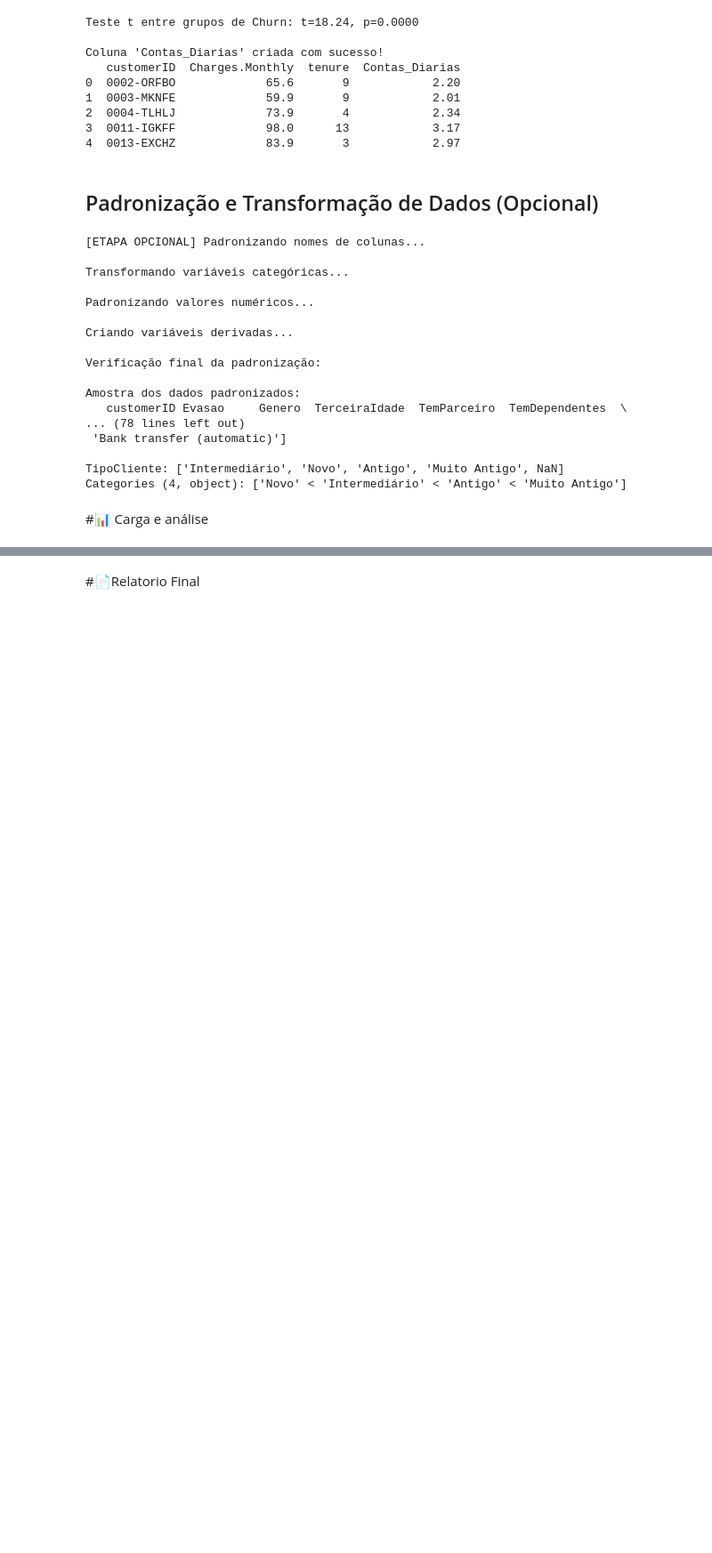
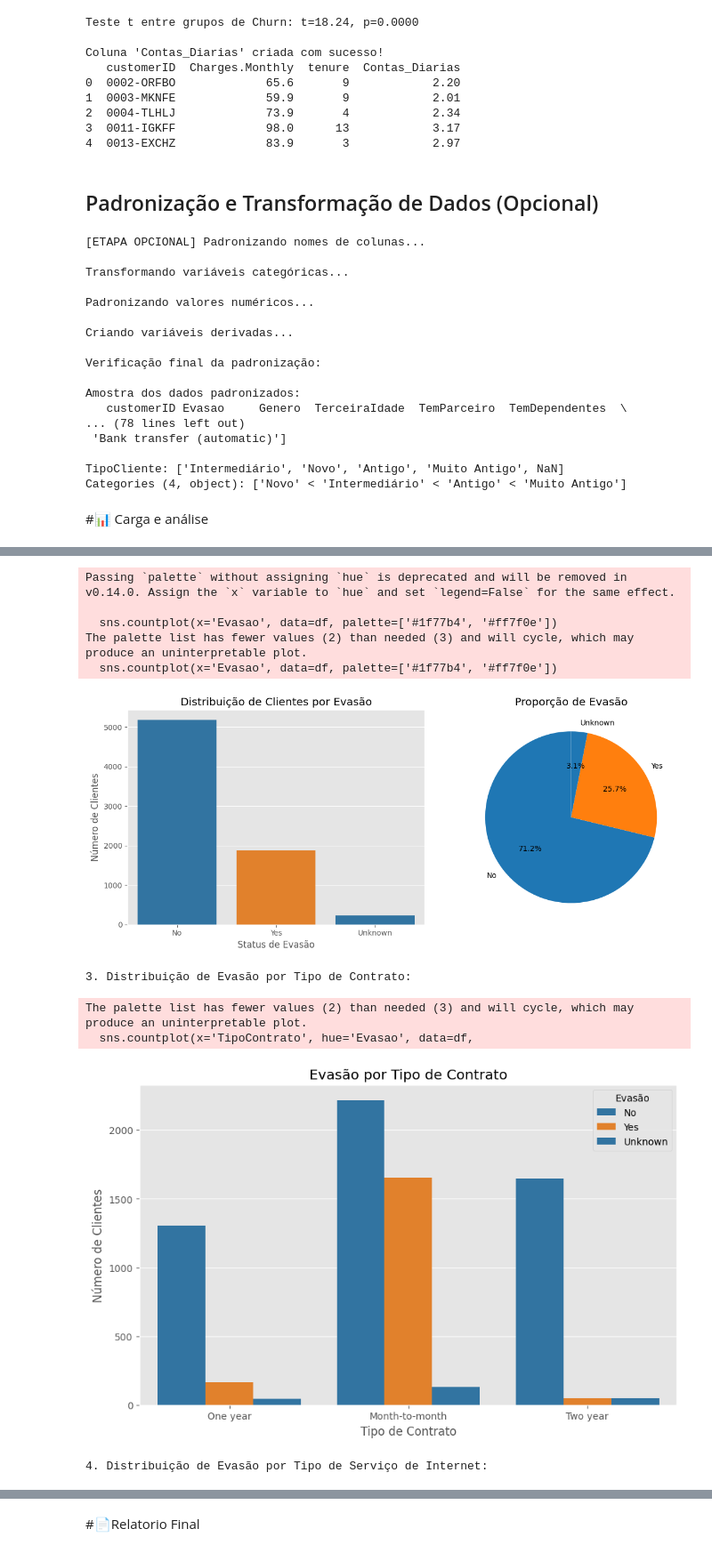
Before and after one commit to anandamatos/telecom-x, a Jupyter notebook: notebooks/telecom-x_br.ipynb, the cells around one changed output, grey strips where cells are left out. Shown at 89% size. Cells and saved outputs as stored; diff of their text form; code cells hidden in the pictures; blank space fills up the shorter version.

```diff
--- a/notebooks/telecom-x_br.ipynb
+++ b/notebooks/telecom-x_br.ipynb
@@ -460,0 +650,69 @@ Categories (4, object): ['Novo' < 'Intermediário' < 'Antigo' < 'Muito Antigo']
+# %%
+print("\n[ANÁLISE DA DISTRIBUIÇÃO DA EVASÃO]")
+print("="*50)
+
+## 1. Análise da Proporção de Evasão
+print("\n1. Proporção de Clientes por Status de Evasão:")
+
+# Contagem absoluta e percentual
+distribuicao = df['Evasao'].value_counts()
+percentual = df['Evasao'].value_counts(normalize=True) * 100
+
+# Criar DataFrame com os resultados
+tabela_distribuicao = pd.DataFrame({
+    'Clientes': distribuicao,
+    'Percentual (%)': percentual.round(2)
+})
+
+print(tabela_distribuicao)
+
+## 2. Visualização Gráfica
+print("\n2. Visualização da Distribuição:")
+
+plt.figure(figsize=(12, 5))
+
+# Gráfico 1: Barras (contagem absoluta)
+plt.subplot(1, 2, 1)
+sns.countplot(x='Evasao', data=df, palette=['#1f77b4', '#ff7f0e'])
+plt.title('Distribuição de Clientes por Evasão')
+plt.xlabel('Status de Evasão')
+plt.ylabel('Número de Clientes')
+
+# Gráfico 2: Pizza (proporção)
+plt.subplot(1, 2, 2)
+df['Evasao'].value_counts().plot.pie(autopct='%1.1f%%',
+                                   colors=['#1f77b4', '#ff7f0e'],
+                                   startangle=90)
+plt.title('Proporção de Evasão')
+plt.ylabel('')
+
+plt.tight_layout()
+plt.show()
+
+## 3. Análise Complementar por Grupos
+if 'TipoContrato' in df.columns:
+    print("\n3. Distribuição de Evasão por Tipo de Contrato:")
+
+    plt.figure(figsize=(10, 6))
+    sns.countplot(x='TipoContrato', hue='Evasao', data=df,
+                 palette=['#1f77b4', '#ff7f0e'])
+    plt.title('Evasão por Tipo de Contrato')
+    plt.xlabel('Tipo de Contrato')
+    plt.ylabel('Número de Clientes')
+    plt.legend(title='Evasão')
+    plt.show()
+
+if 'ServicoInternet' in df.columns:
+    print("\n4. Distribuição de Evasão por Tipo de Serviço de Internet:")
+
+    plt.figure(figsize=(10, 6))
+    sns.countplot(x='ServicoInternet', hue='Evasao', data=df,
+                 palette=['#1f77b4', '#ff7f0e'])
+    plt.title('Evasão por Tipo de Serviço de Internet')
+    plt.xlabel('Serviço de Internet')
+    plt.ylabel('Número de Clientes')
+    plt.legend(title='Evasão')
+    plt.show()
+
+print("\nAnálise da distribuição de evasão concluída!")
+# %% [output]
@@ -460,0 +730,11 @@ Categories (4, object): ['Novo' < 'Intermediário' < 'Antigo' < 'Muito Antigo']
+Passing `palette` without assigning `hue` is deprecated and will be removed in v0.14.0. Assign the `x` variable to `hue` and set `legend=False` for the same effect.
+
+  sns.countplot(x='Evasao', data=df, palette=['#1f77b4', '#ff7f0e'])
+The palette list has fewer values (2) than needed (3) and will cycle, which may produce an uninterpretable plot.
+  sns.countplot(x='Evasao', data=df, palette=['#1f77b4', '#ff7f0e'])
+[figure, added]
+3. Distribuição de Evasão por Tipo de Contrato:
+The palette list has fewer values (2) than needed (3) and will cycle, which may produce an uninterpretable plot.
+  sns.countplot(x='TipoContrato', hue='Evasao', data=df,
+[figure, added]
+4. Distribuição de Evasão por Tipo de Serviço de Internet:
```
Also changed, not shown: parts of 9 cells of this notebook.
